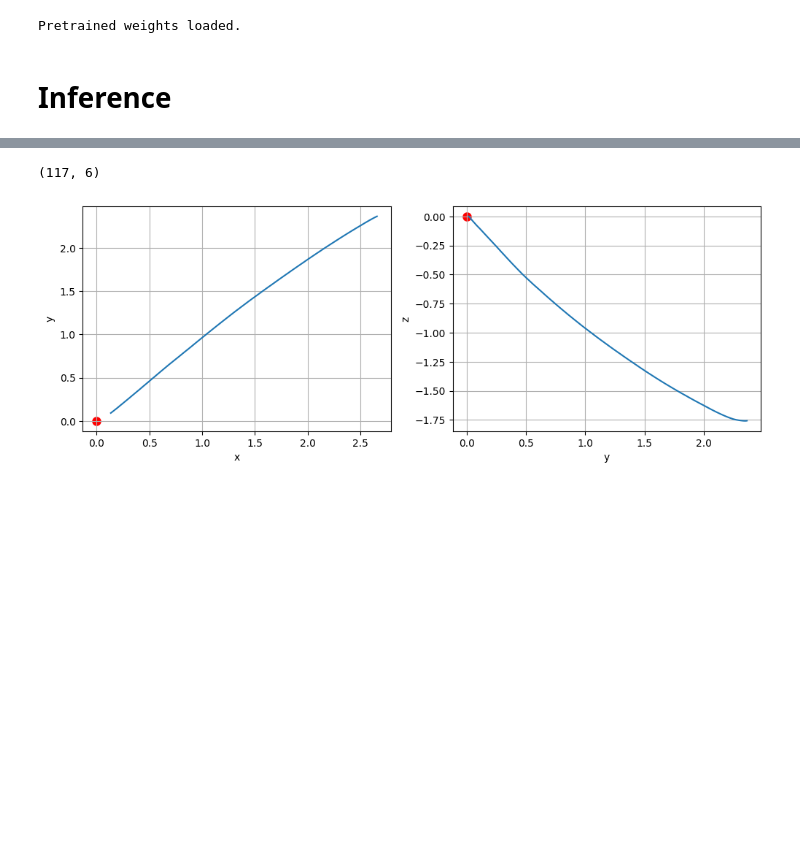
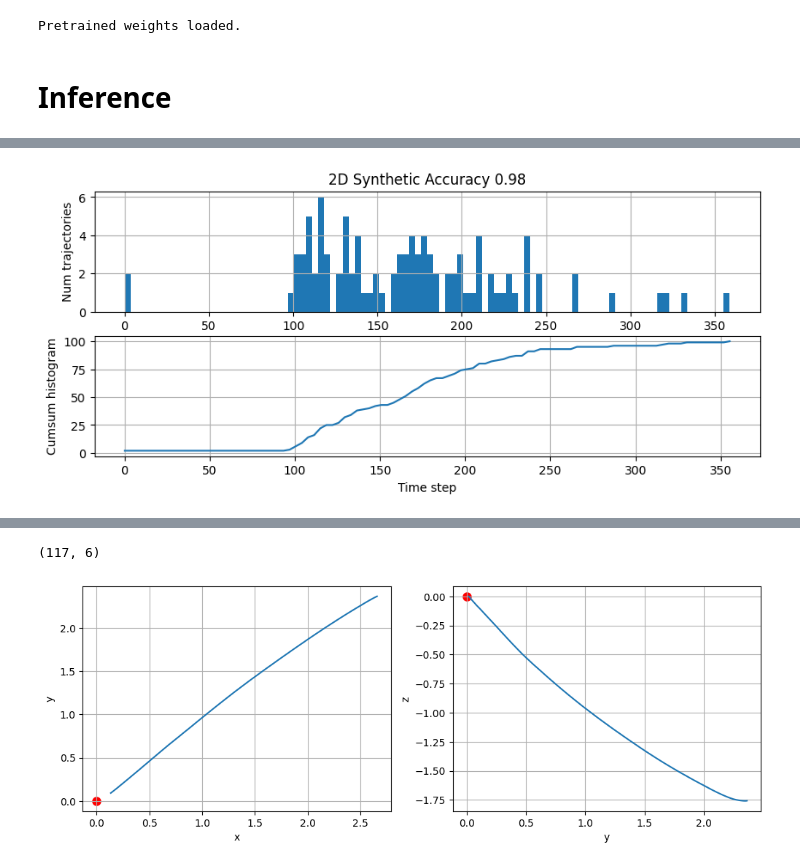
Before and after one commit to matteoguarrera/planning, a Jupyter notebook: DiffusionInference.ipynb, the cells around one changed output, grey strips where cells are left out. Cells and saved outputs as stored; diff of their text form; code cells hidden in the pictures; blank space fills up the shorter version.

Commit message:
measuring inference performance

```diff
--- a/DiffusionInference.ipynb
+++ b/DiffusionInference.ipynb
@@ -1,6 +1,8 @@
 # %% [markdown]
 # Diffusion Inference
 # %%
+import matplotlib.pyplot as plt
+
 from imports import *
 from PushTDataset import *
 from Components import *
@@ -8,18 +10,20 @@ from dynamics import *
 dataset_pushT = load_dataset_push_t()
 
 
-#### 2D Inference ####
-# A_mat, B_mat, _, _, _, _ = dynamics_2D()
-# dataset_ours, obs_dim, action_dim, name, fn_distance, fn_speed = load_dataset_lqr2d()
-# ckpt_path = 'pretrained/LQR2D_shr8_04_23_17_11_55/model_LQR2D_ema_99_100_shr8.ckpt'
-# SHRINK = 8
+### 2D Inference ####
+A_mat, B_mat, _, _, _, _ = dynamics_2D()
+dataset_ours, obs_dim, action_dim, name, fn_distance, fn_speed = load_dataset_lqr2d()
+# ckpt_path = 'pretrained/LQR2D_shr1_100_edim256_ks5_par6_53e07_04_23_23_37_29/model_ema_LQR2D_99.ckpt' # full model
+
+ckpt_path = 'pretrained/LQR2D_shr1_100_edim256_ks5_par4_74e07_04_24_09_04_47/model_ema_LQR2D_99.ckpt' # full model
+SHRINK = int(ckpt_path.split('shr')[1][0])
 
 
-#### 3D Inference ####
-A_mat, B_mat, _, _, _, name = dynamics_3D()
-dataset_ours, obs_dim, action_dim, name, fn_distance, fn_speed = load_dataset_lqr3d()
-ckpt_path = 'pretrained/LQR3D_shr2_04_23_18_29_38/model_LQR3D_ema_99_100_shr2.ckpt'
-SHRINK = 2
+# #### 3D Inference ####
+# A_mat, B_mat, _, _, _, name = dynamics_3D()
+# dataset_ours, obs_dim, action_dim, name, fn_distance, fn_speed = load_dataset_lqr3d()
+# ckpt_path = 'pretrained/LQR3D_shr2_04_23_18_29_38/model_LQR3D_ema_99_100_shr2.ckpt'
+# SHRINK = 2
 
 #### Drone Inference ####
 # A_mat, B_mat, _, _, _, name = dynamics_Drone()
@@ -40,7 +44,7 @@ action_horizon = 8
 #|p|p|p|p|p|p|p|p|p|p|p|p|p|p|p|p| actions predicted: 16
 
 # create network object
-down_dims = [256//SHRINK, 512//SHRINK, 1024//SHRINK]
+down_dims = [256//SHRINK, 1024//SHRINK] # 512//SHRINK,
 print(down_dims)
 # create network object
 noise_pred_net = ConditionalUnet1D(
@@ -225,0 +269,19 @@ Score:  0.951086540513077
+# %%
+# plt.plot(REWARD[:,0])
+# plt.plot(REWARD[:,1])
+
+# plt.plot(300*(REWARD[:,2] == 0))
+# plt.plot(REWARD[:,2] )
+
+fig, (ax1, ax2) = plt.subplots(2, 1, figsize = (10, 4));
+freq, thres, _ = ax1.hist(REWARD[:,2], bins = 100);
+ax2.plot(thres[:-1], np.cumsum(freq));
+# ax3.plot(REWARD[:,2])
+ax1.set_ylabel('Num trajectories');
+ax2.set_ylabel('Cumsum histogram');
+ax2.set_xlabel('Time step');
+ax1.grid(); ax2.grid();
+ax1.set_title(f'2D Synthetic Accuracy {sum(REWARD[:,0] > 0.5)/100.:.2f}')
+plt.savefig('2D_bins.jpg') #, tight_layout = True)
+# %% [output]
+[figure, added]
```
Also changed, not shown: parts of 4 cells of this notebook, 1 other file.
